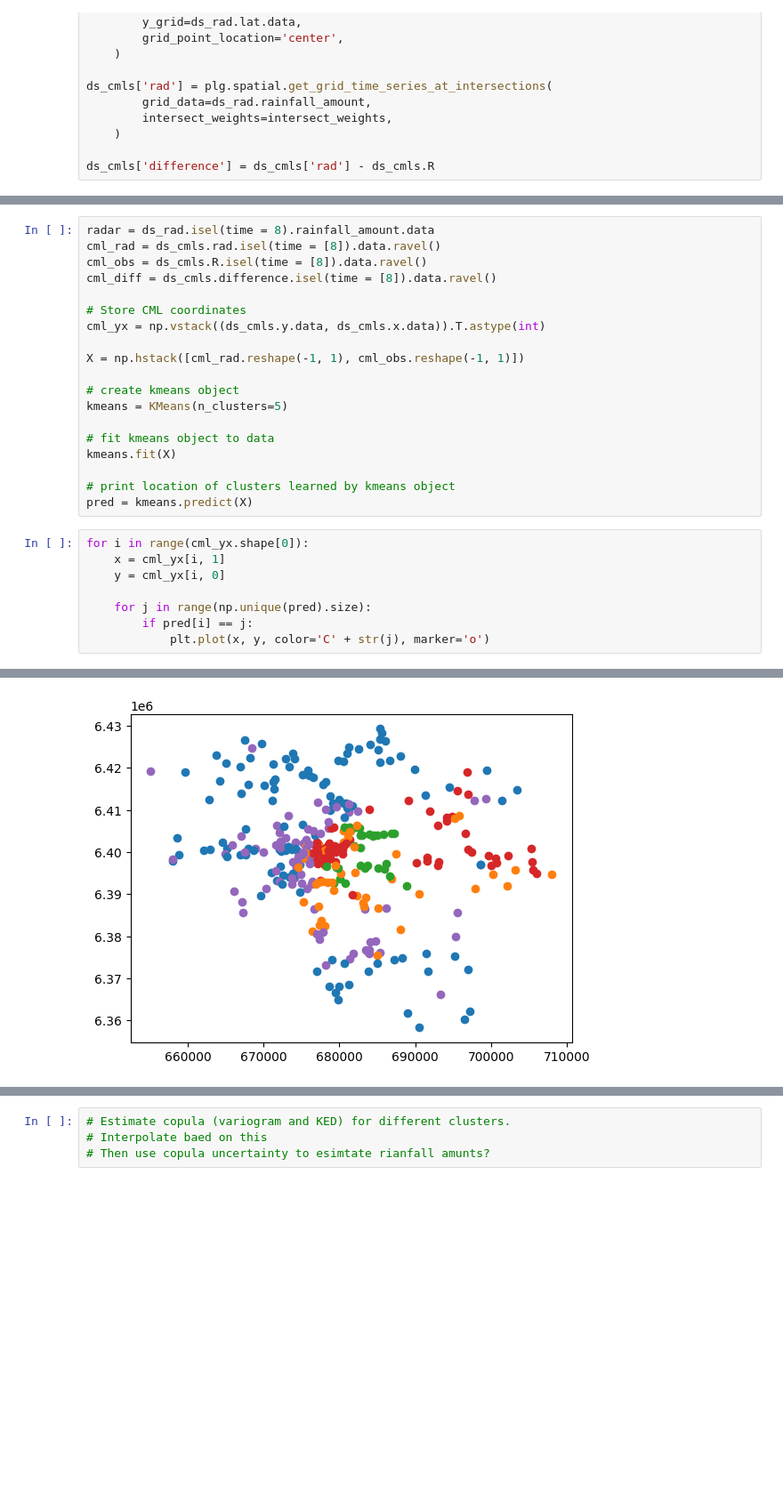
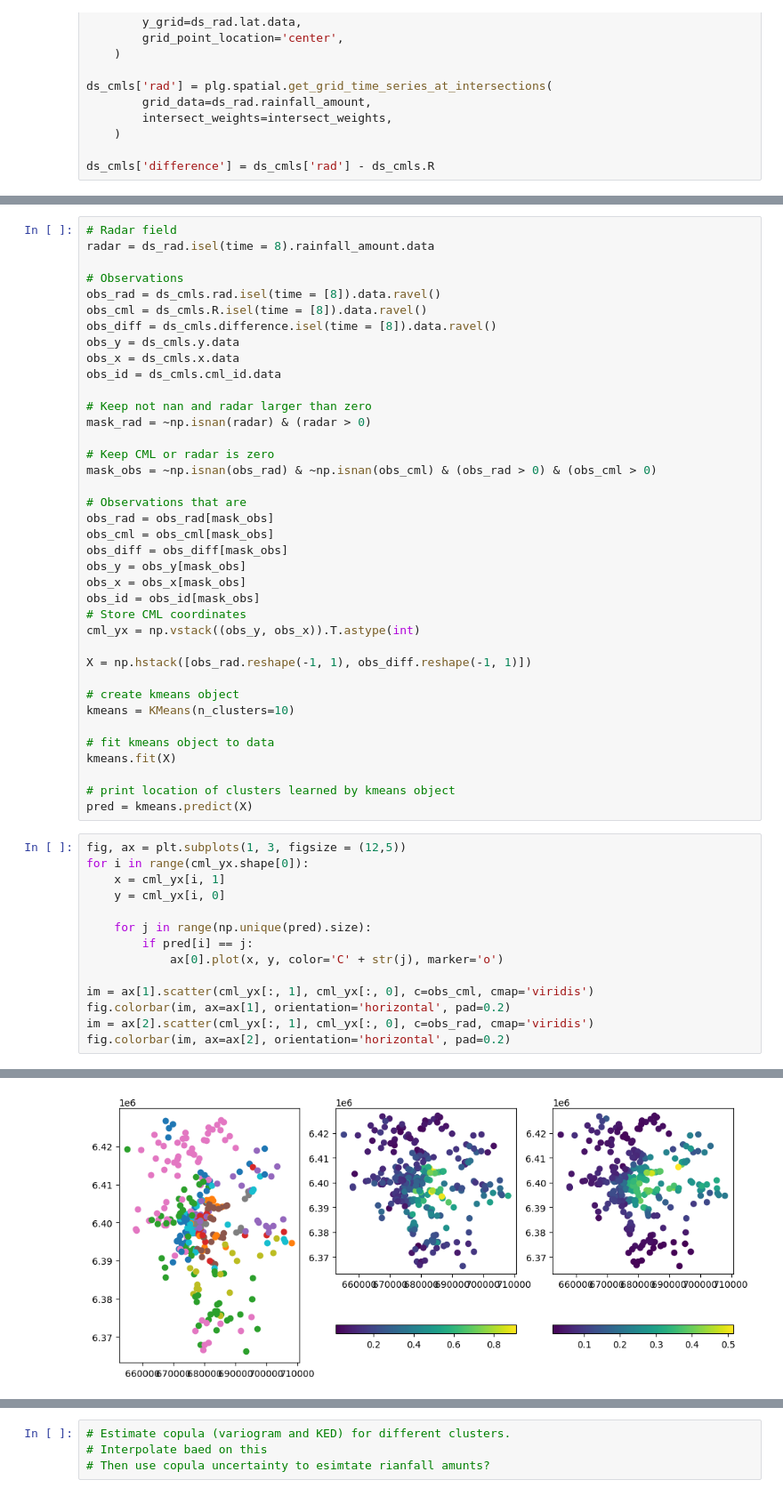
Before and after one commit to eoydvin/mergeplg, a Jupyter notebook: docs/notebooks/cluster.ipynb, the cells around one changed output, grey strips where cells are left out. Shown at 89% size. Saved outputs shown, nothing was run; the diff lists cells and outputs as text; blank space fills up the shorter version.

Commit message:
work on cluster

```diff
--- a/docs/notebooks/cluster.ipynb
+++ b/docs/notebooks/cluster.ipynb
@@ -105,16 +107,35 @@ from mergeplg.copula_functions.covariancefunction import Covariogram_return_func
 # %%
+# Radar field
 radar = ds_rad.isel(time = 8).rainfall_amount.data
-cml_rad = ds_cmls.rad.isel(time = [8]).data.ravel()
-cml_obs = ds_cmls.R.isel(time = [8]).data.ravel()
-cml_diff = ds_cmls.difference.isel(time = [8]).data.ravel()
 
+# Observations
+obs_rad = ds_cmls.rad.isel(time = [8]).data.ravel()
+obs_cml = ds_cmls.R.isel(time = [8]).data.ravel()
+obs_diff = ds_cmls.difference.isel(time = [8]).data.ravel()
+obs_y = ds_cmls.y.data
+obs_x = ds_cmls.x.data
+obs_id = ds_cmls.cml_id.data
+
+# Keep not nan and radar larger than zero
+mask_rad = ~np.isnan(radar) & (radar > 0)
+
+# Keep CML or radar is zero
+mask_obs = ~np.isnan(obs_rad) & ~np.isnan(obs_cml) & (obs_rad > 0) & (obs_cml > 0)
+
+# Observations that are
+obs_rad = obs_rad[mask_obs]
+obs_cml = obs_cml[mask_obs]
+obs_diff = obs_diff[mask_obs]
+obs_y = obs_y[mask_obs]
+obs_x = obs_x[mask_obs]
+obs_id = obs_id[mask_obs]
 # Store CML coordinates
-cml_yx = np.vstack((ds_cmls.y.data, ds_cmls.x.data)).T.astype(int)
+cml_yx = np.vstack((obs_y, obs_x)).T.astype(int)
 
-X = np.hstack([cml_rad.reshape(-1, 1), cml_obs.reshape(-1, 1)])
+X = np.hstack([obs_rad.reshape(-1, 1), obs_diff.reshape(-1, 1)])
 
 # create kmeans object
-kmeans = KMeans(n_clusters=5)
+kmeans = KMeans(n_clusters=10)
 
 # fit kmeans object to data
 kmeans.fit(X)
@@ -122,11 +143,17 @@ kmeans.fit(X)
 # print location of clusters learned by kmeans object
 pred = kmeans.predict(X)
 # %%
+fig, ax = plt.subplots(1, 3, figsize = (12,5))
 for i in range(cml_yx.shape[0]):
     x = cml_yx[i, 1]
     y = cml_yx[i, 0]
 
     for j in range(np.unique(pred).size):
         if pred[i] == j:
-            plt.plot(x, y, color='C' + str(j), marker='o')
+            ax[0].plot(x, y, color='C' + str(j), marker='o')
+
+im = ax[1].scatter(cml_yx[:, 1], cml_yx[:, 0], c=obs_cml, cmap='viridis')
+fig.colorbar(im, ax=ax[1], orientation='horizontal', pad=0.2)
+im = ax[2].scatter(cml_yx[:, 1], cml_yx[:, 0], c=obs_rad, cmap='viridis')
+fig.colorbar(im, ax=ax[2], orientation='horizontal', pad=0.2)
 # %% [output]
@@ -133,4 +161,4 @@ for i in range(cml_yx.shape[0]):
-[figure, old version]
+[figure, new version]
 # %%
 fig, ax = plt.subplots(1, 2, figsize = (6, 3))
 for j in range(np.unique(pred).size):
```
Also changed, not shown: parts of 19 cells of this notebook, 1 other file.
